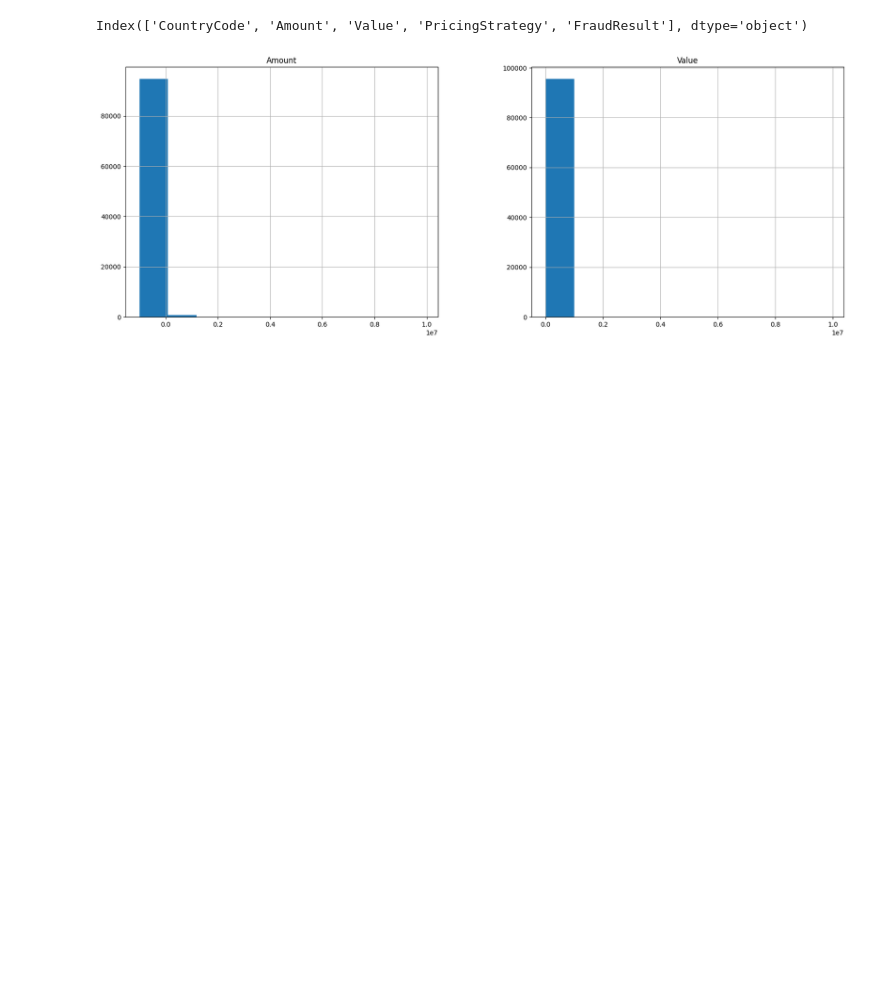
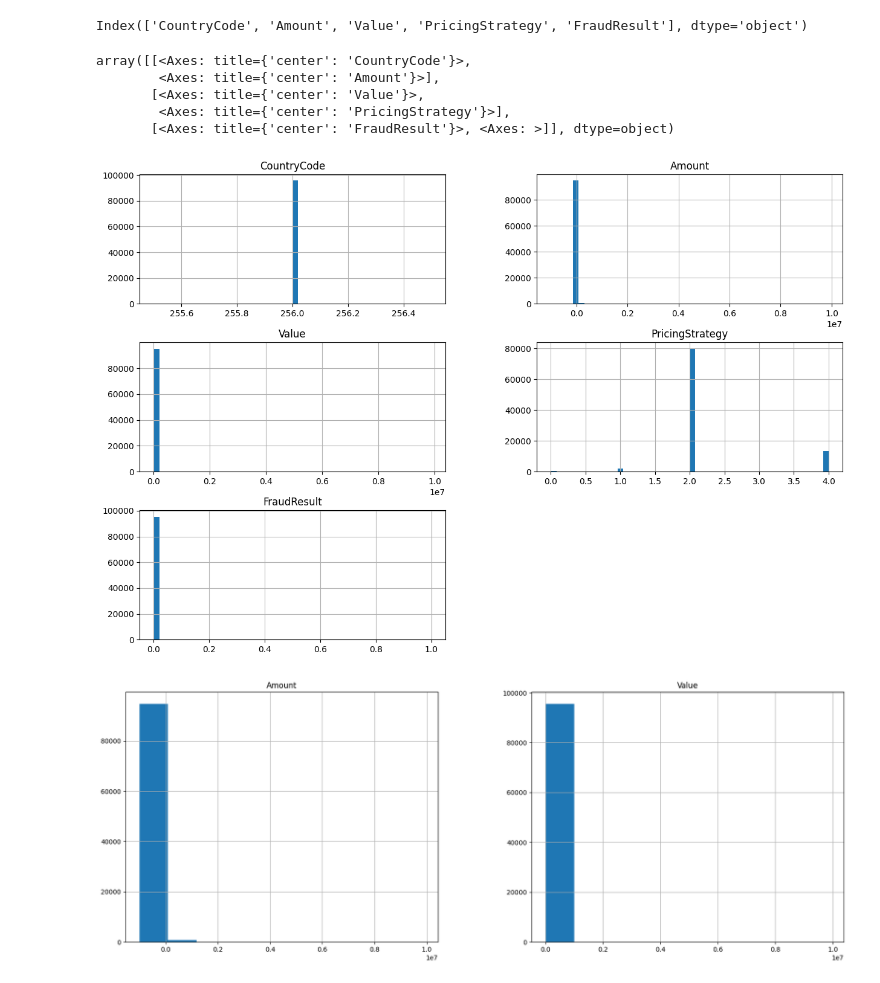
Before and after one commit to dani6566/Credit_Scoring_Model, a Jupyter notebook: Notebooks/Credit_Scoring_EDA.ipynb, the cells around one changed output. Saved outputs shown, nothing was run; the diff lists cells and outputs as text; code cells hidden in the pictures; blank space fills up the shorter version.

```diff
--- a/Notebooks/Credit_Scoring_EDA.ipynb
+++ b/Notebooks/Credit_Scoring_EDA.ipynb
@@ -94,6 +94,17 @@ numeric_features = df.select_dtypes(include=['number'])
 numeric_features.columns
 # %% [output]
 Index(['CountryCode', 'Amount', 'Value', 'PricingStrategy', 'FraudResult'], dtype='object')
+# %%
+# distribution plots - Histograms
+df_num = df.select_dtypes(include = ['float64', 'int64'])
+df_num.hist(figsize = (15, 10), bins = 50)
+# %% [output]
+array([[<Axes: title={'center': 'CountryCode'}>,
+        <Axes: title={'center': 'Amount'}>],
+       [<Axes: title={'center': 'Value'}>,
+        <Axes: title={'center': 'PricingStrategy'}>],
+       [<Axes: title={'center': 'FraudResult'}>, <Axes: >]], dtype=object)
+[figure, added]
 # %%
 import matplotlib.pyplot as plt
 import seaborn as sns
```
